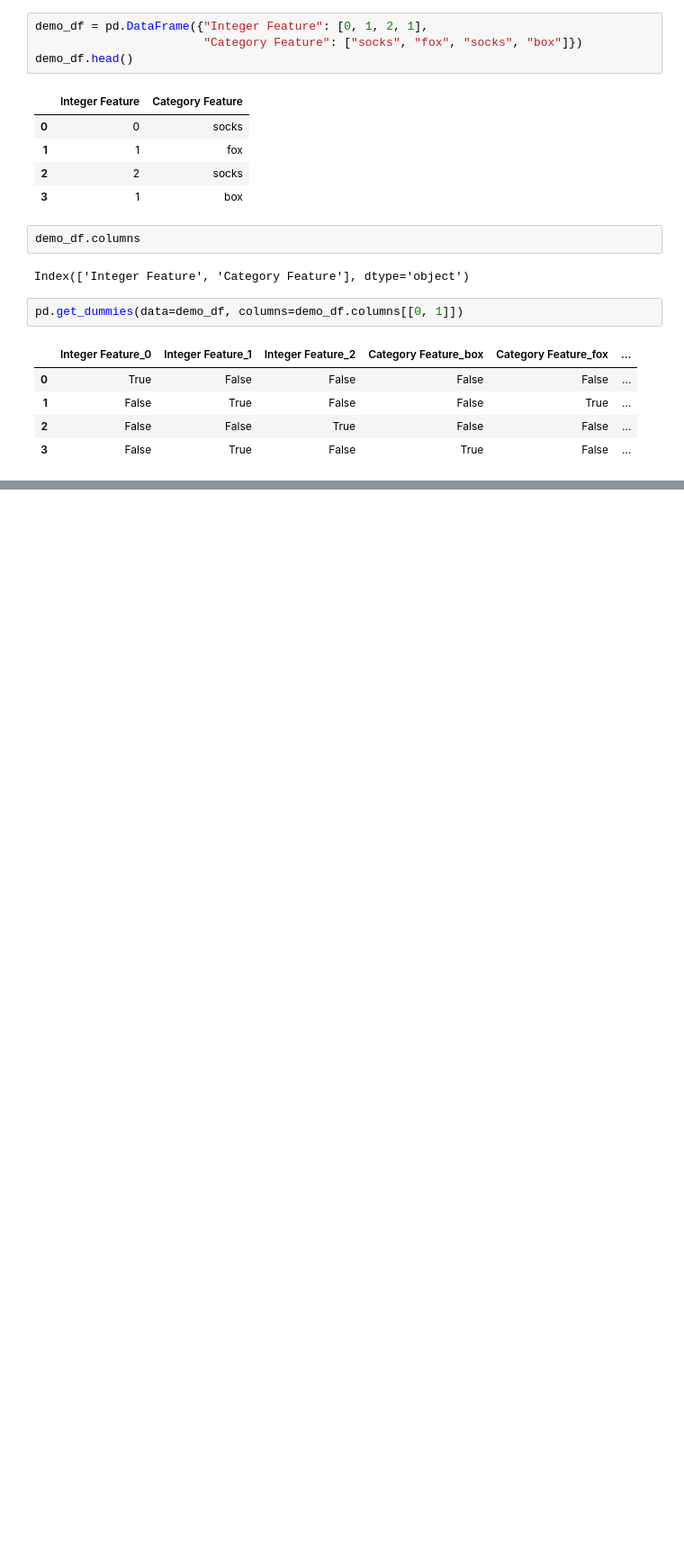
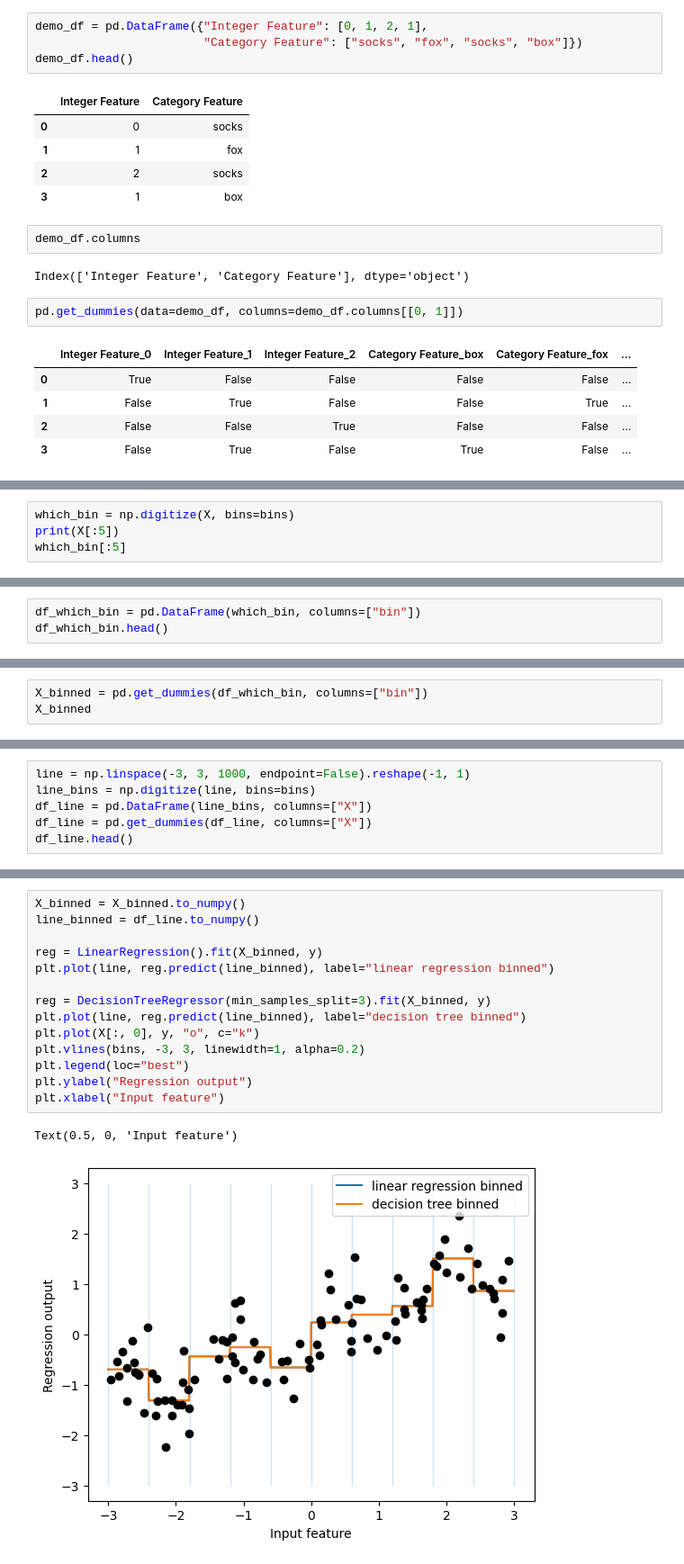
Before and after one commit to CHU1PC/Introduction-to-ML-with-python, a Jupyter notebook: chap/four/category_val.ipynb, the cells around one changed output, grey strips where cells are left out. Shown at 90% size. Cells and saved outputs as stored; diff of their text form; blank space fills up the shorter version.

```diff
--- a/chap/four/category_val.ipynb
+++ b/chap/four/category_val.ipynb
@@ -146,0 +178,4 @@ pd.get_dummies(data=demo_df, columns=demo_df.columns[[0, 1]])
+# %%
+which_bin = np.digitize(X, bins=bins)
+print(X[:5])
+which_bin[:5]
@@ -146,0 +193,3 @@ pd.get_dummies(data=demo_df, columns=demo_df.columns[[0, 1]])
+# %%
+df_which_bin = pd.DataFrame(which_bin, columns=["bin"])
+df_which_bin.head()
@@ -146,0 +203,3 @@ pd.get_dummies(data=demo_df, columns=demo_df.columns[[0, 1]])
+# %%
+X_binned = pd.get_dummies(df_which_bin, columns=["bin"])
+X_binned
@@ -146,0 +220,6 @@ pd.get_dummies(data=demo_df, columns=demo_df.columns[[0, 1]])
+# %%
+line = np.linspace(-3, 3, 1000, endpoint=False).reshape(-1, 1)
+line_bins = np.digitize(line, bins=bins)
+df_line = pd.DataFrame(line_bins, columns=["X"])
+df_line = pd.get_dummies(df_line, columns=["X"])
+df_line.head()
@@ -146,0 +233,17 @@ pd.get_dummies(data=demo_df, columns=demo_df.columns[[0, 1]])
+# %%
+X_binned = X_binned.to_numpy()
+line_binned = df_line.to_numpy()
+
+reg = LinearRegression().fit(X_binned, y)
+plt.plot(line, reg.predict(line_binned), label="linear regression binned")
+
+reg = DecisionTreeRegressor(min_samples_split=3).fit(X_binned, y)
+plt.plot(line, reg.predict(line_binned), label="decision tree binned")
+plt.plot(X[:, 0], y, "o", c="k")
+plt.vlines(bins, -3, 3, linewidth=1, alpha=0.2)
+plt.legend(loc="best")
+plt.ylabel("Regression output")
+plt.xlabel("Input feature")
+# %% [output]
+Text(0.5, 0, 'Input feature')
+[figure, added]
```
Also changed, not shown: parts of 10 cells of this notebook.
